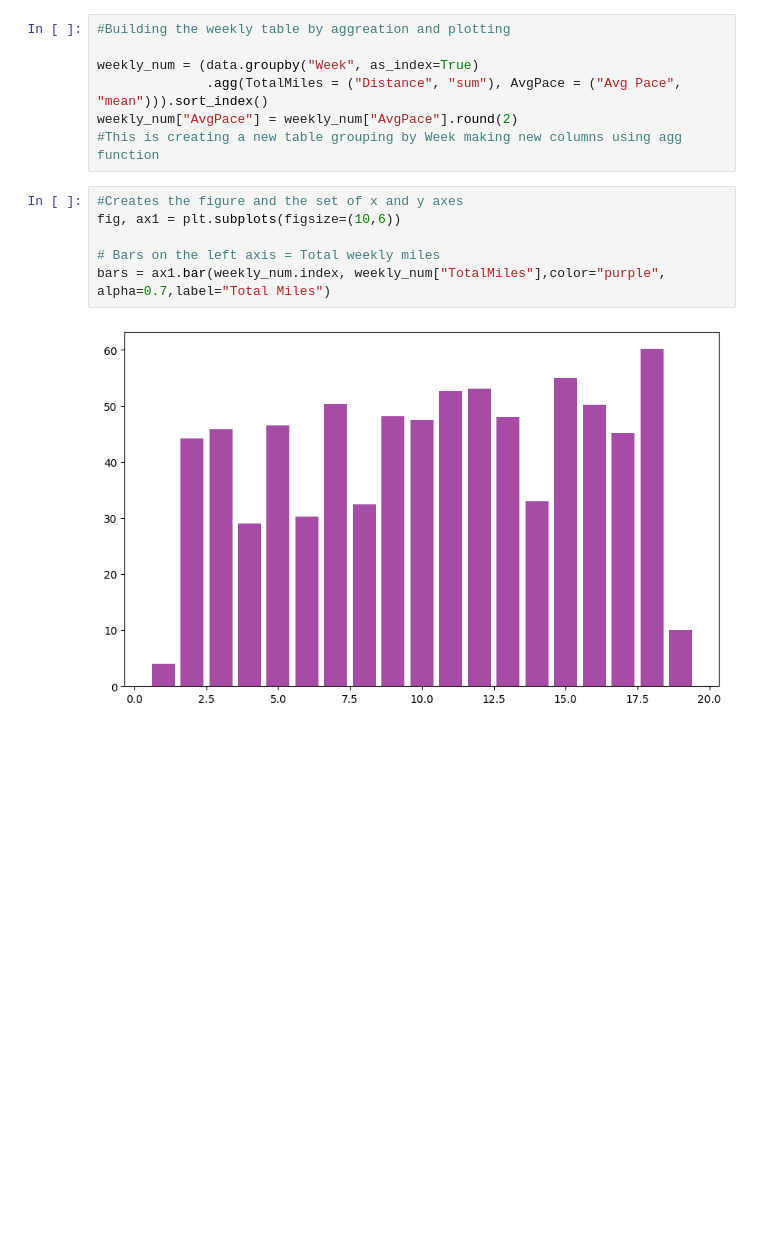
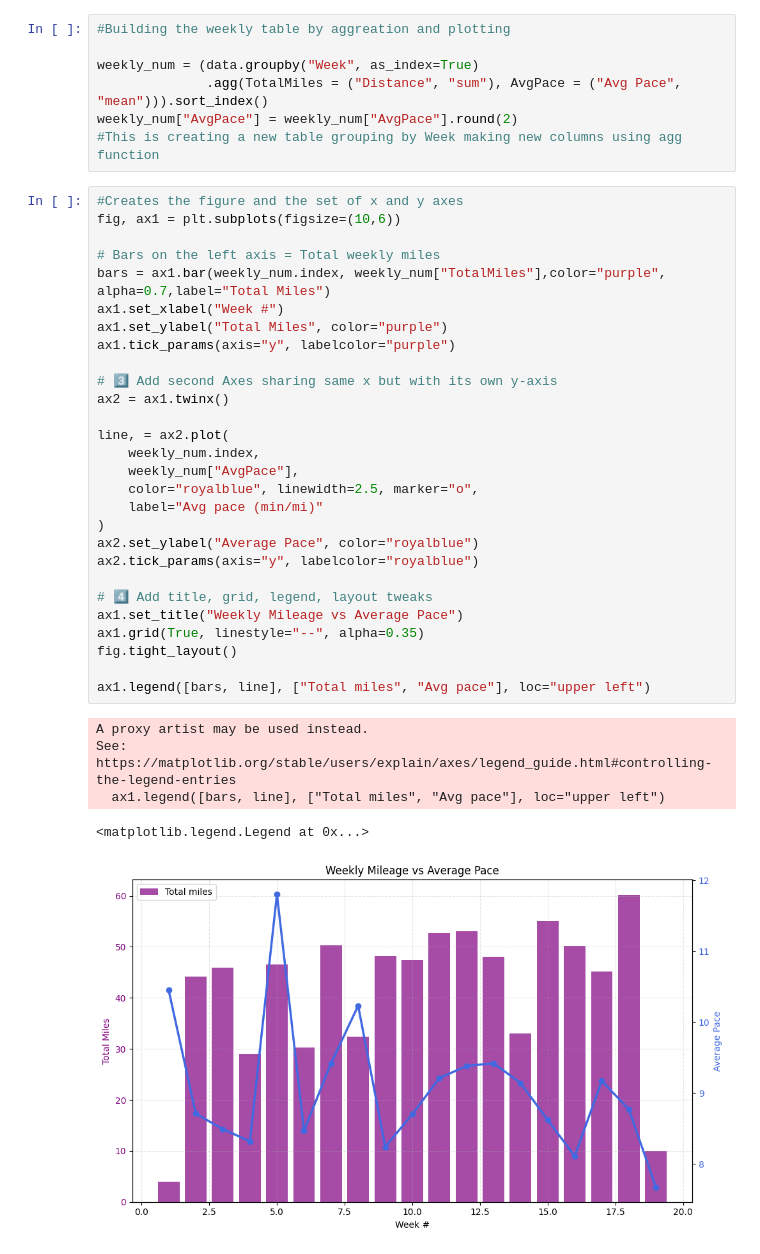
Before and after one commit to JakeBowen2005/Working_With_Garmin_Data, a Jupyter notebook: dual_axis_multivariable.ipynb, the cells around one changed output. Drawn from its saved outputs; the diff is of its cells as text; blank space fills up the shorter version.

Commit message:
Added the first dual axis and multivariable chart in there

```diff
--- a/dual_axis_multivariable.ipynb
+++ b/dual_axis_multivariable.ipynb
@@ -92,8 +92,34 @@ weekly_num["AvgPace"] = weekly_num["AvgPace"].round(2)
 # %%
 #Creates the figure and the set of x and y axes
 fig, ax1 = plt.subplots(figsize=(10,6))
 
 # Bars on the left axis = Total weekly miles
 bars = ax1.bar(weekly_num.index, weekly_num["TotalMiles"],color="purple", alpha=0.7,label="Total Miles")
+ax1.set_xlabel("Week #")
+ax1.set_ylabel("Total Miles", color="purple")
+ax1.tick_params(axis="y", labelcolor="purple")
+
+# 3️⃣ Add second Axes sharing same x but with its own y-axis
+ax2 = ax1.twinx()
+
+line, = ax2.plot(
+    weekly_num.index,
+    weekly_num["AvgPace"],
+    color="royalblue", linewidth=2.5, marker="o",
+    label="Avg pace (min/mi)"
+)
+ax2.set_ylabel("Average Pace", color="royalblue")
+ax2.tick_params(axis="y", labelcolor="royalblue")
+
+# 4️⃣ Add title, grid, legend, layout tweaks
+ax1.set_title("Weekly Mileage vs Average Pace")
+ax1.grid(True, linestyle="--", alpha=0.35)
+fig.tight_layout()
+
+ax1.legend([bars, line], ["Total miles", "Avg pace"], loc="upper left")
 # %% [output]
+A proxy artist may be used instead.
+See: https://matplotlib.org/stable/users/explain/axes/legend_guide.html#controlling-the-legend-entries
+  ax1.legend([bars, line], ["Total miles", "Avg pace"], loc="upper left")
+<matplotlib.legend.Legend at 0x...>
-[figure, old version]
+[figure, new version]
```
Also changed, not shown: 1 other file.
